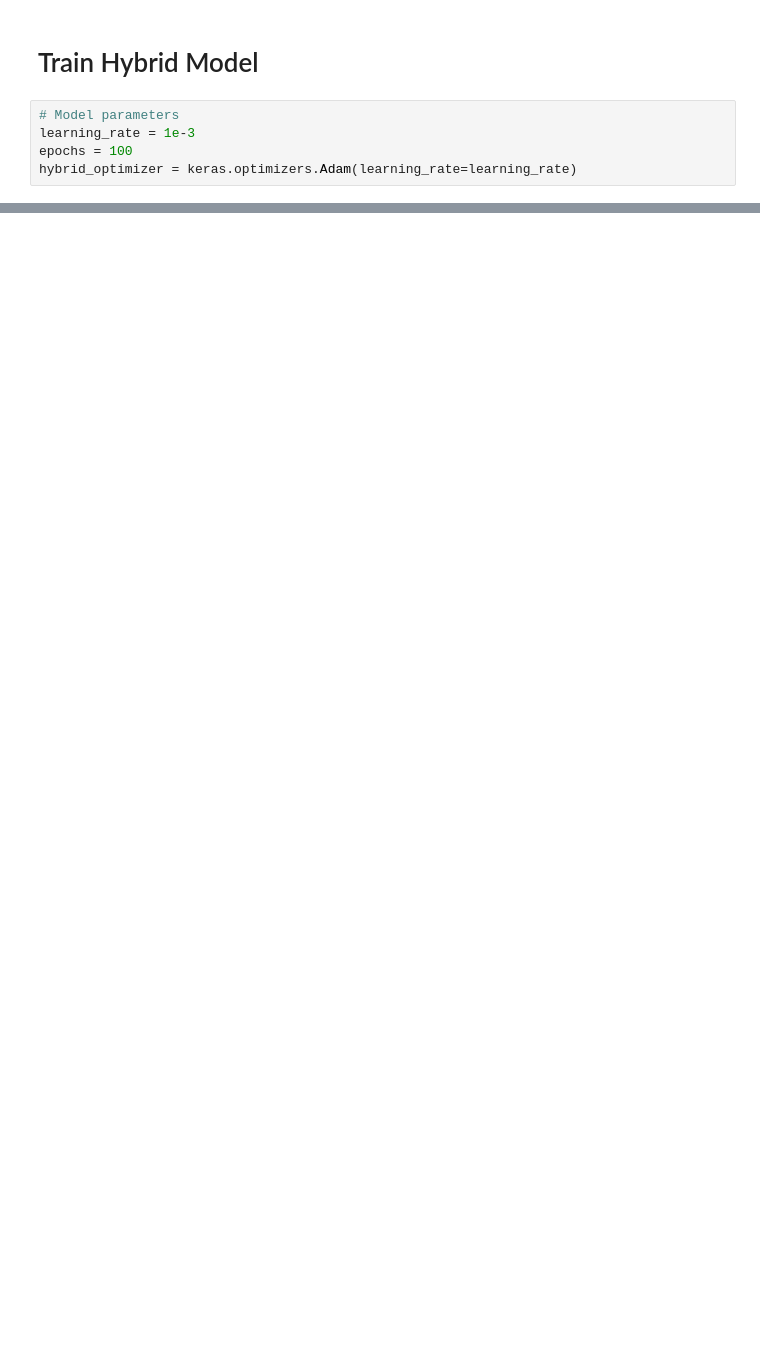
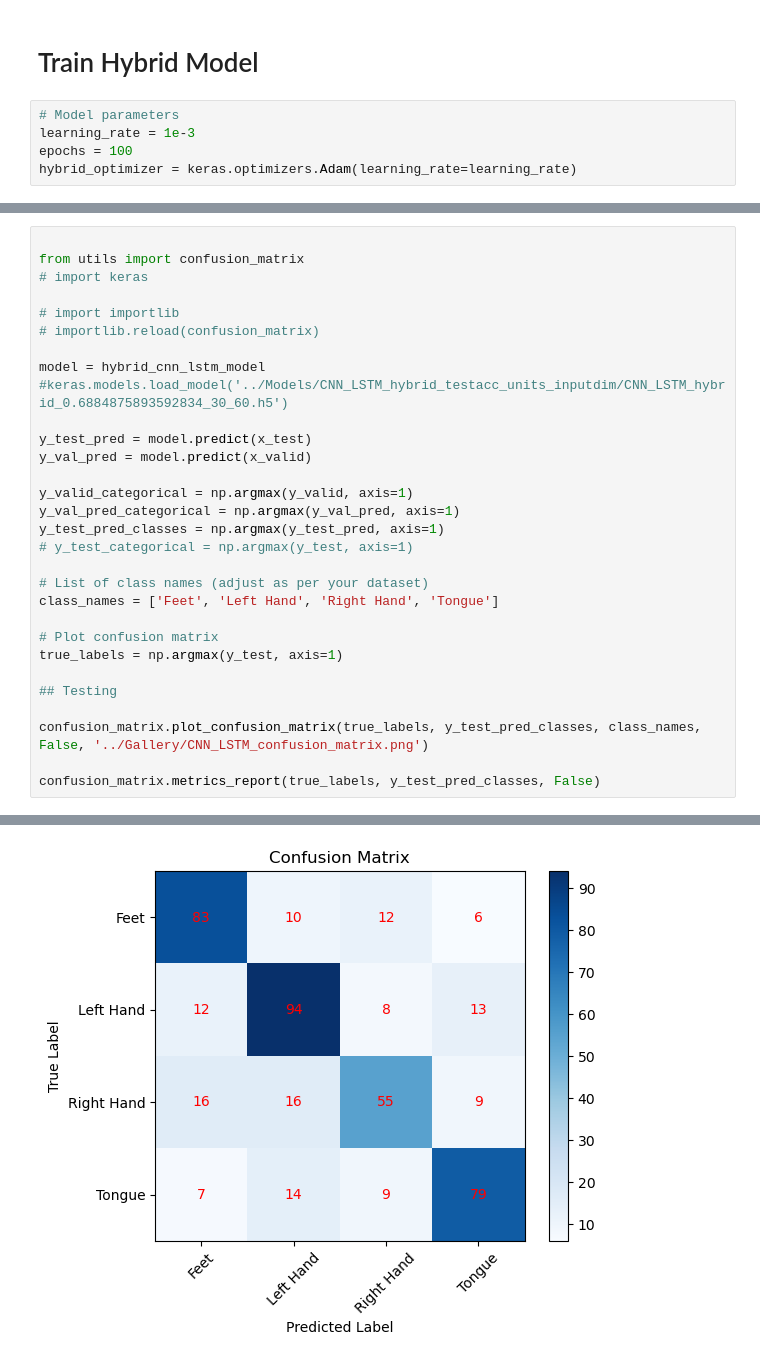
Before and after one commit to aaron68lee/Deep-Learning-EEG-BCI-Signal-Processing, a Jupyter notebook: EEG_CNN_LSTM_Hybrid.ipynb, the cells around one changed output, grey strips where cells are left out. Drawn from its saved outputs; the diff is of its cells as text; blank space fills up the shorter version.

Commit message:
cleaned up cnn-lstm files

```diff
--- a/EEG_CNN_LSTM_Hybrid.ipynb
+++ b/EEG_CNN_LSTM_Hybrid.ipynb
@@ -323,0 +316,30 @@ Test accuracy of the hybrid CNN LSTM model: 0.7133182883262634
+# %%
+
+from utils import confusion_matrix
+# import keras
+
+# import importlib
+# importlib.reload(confusion_matrix)
+
+model = hybrid_cnn_lstm_model #keras.models.load_model('../Models/CNN_LSTM_hybrid_testacc_units_inputdim/CNN_LSTM_hybrid_0.6884875893592834_30_60.h5')
+
+y_test_pred = model.predict(x_test)
+y_val_pred = model.predict(x_valid)
+
+y_valid_categorical = np.argmax(y_valid, axis=1)
+y_val_pred_categorical = np.argmax(y_val_pred, axis=1)
+y_test_pred_classes = np.argmax(y_test_pred, axis=1)
+# y_test_categorical = np.argmax(y_test, axis=1)
+
+# List of class names (adjust as per your dataset)
+class_names = ['Feet', 'Left Hand', 'Right Hand', 'Tongue']
+
+# Plot confusion matrix
+true_labels = np.argmax(y_test, axis=1)
+
+## Testing
+
+confusion_matrix.plot_confusion_matrix(true_labels, y_test_pred_classes, class_names, False, '../Gallery/CNN_LSTM_confusion_matrix.png')
+
+confusion_matrix.metrics_report(true_labels, y_test_pred_classes, False)
+# %% [output]
@@ -323,0 +348 @@ Test accuracy of the hybrid CNN LSTM model: 0.7133182883262634
+[figure, added]
```
Also changed, not shown: parts of 9 cells of this notebook.
